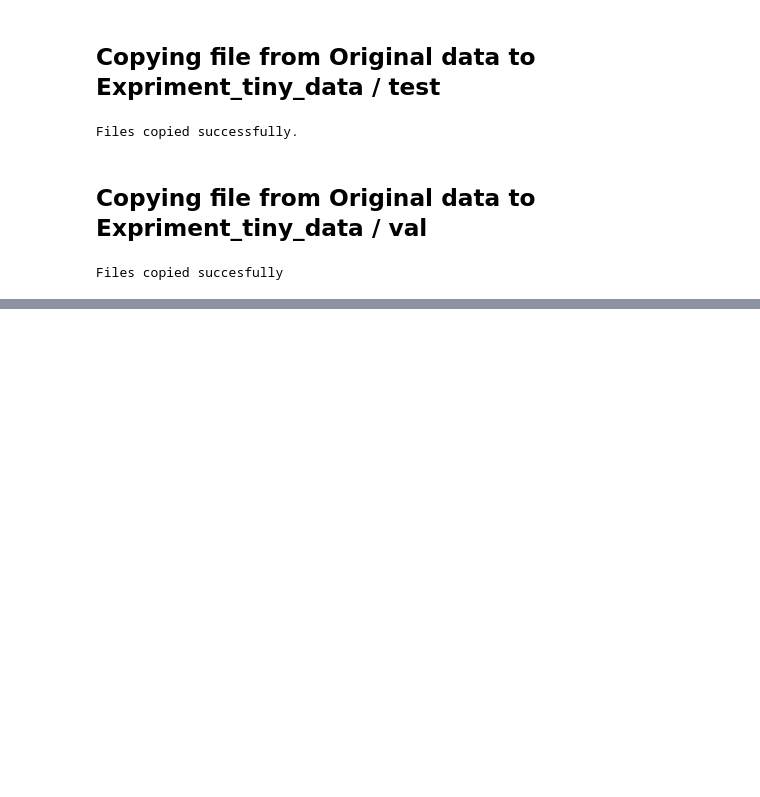
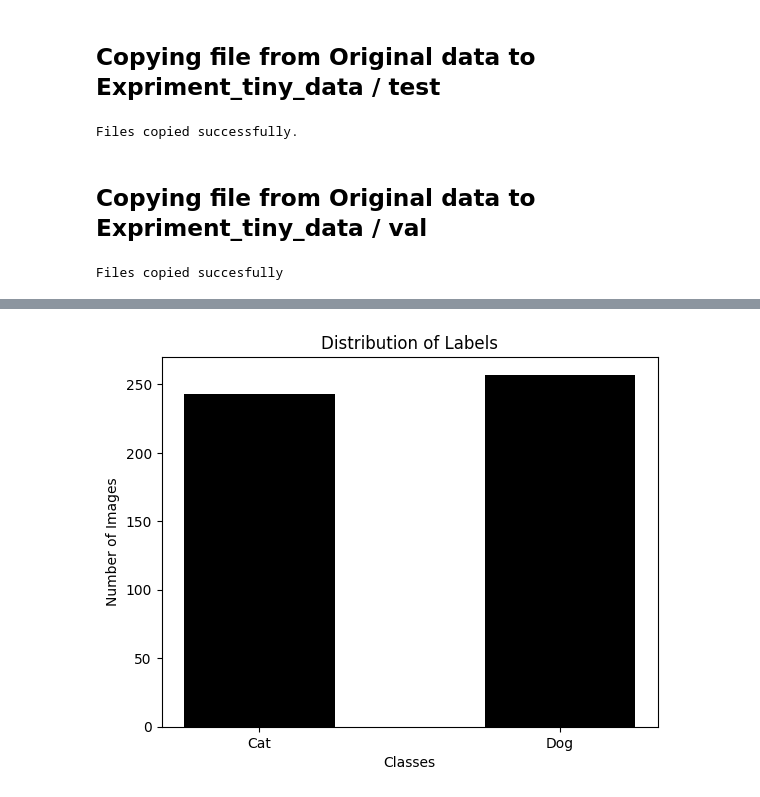
Before and after one commit to mosendamnit/AI-muhsin-OPA23, a Jupyter notebook: Lab_02/lab_02.ipynb, the cells around one changed output, grey strips where cells are left out. Drawn from its saved outputs; the diff is of its cells as text; code cells hidden in the pictures; blank space fills up the shorter version.

```diff
--- a/Lab_02/lab_02.ipynb
+++ b/Lab_02/lab_02.ipynb
@@ -276,0 +394,10 @@ Files copied succesfully
+# %%
+# Plot a histogram of the labels
+plt.hist(labels, bins=2, align='mid', rwidth=0.5, color='black')
+plt.xticks([0.25, 0.75], ['Cat', 'Dog'])
+plt.title('Distribution of Labels')
+plt.xlabel('Classes')
+plt.ylabel('Number of Images')
+plt.show()
+# %% [output]
+[figure, added]
```
Also changed, not shown: parts of 34 cells of this notebook.
